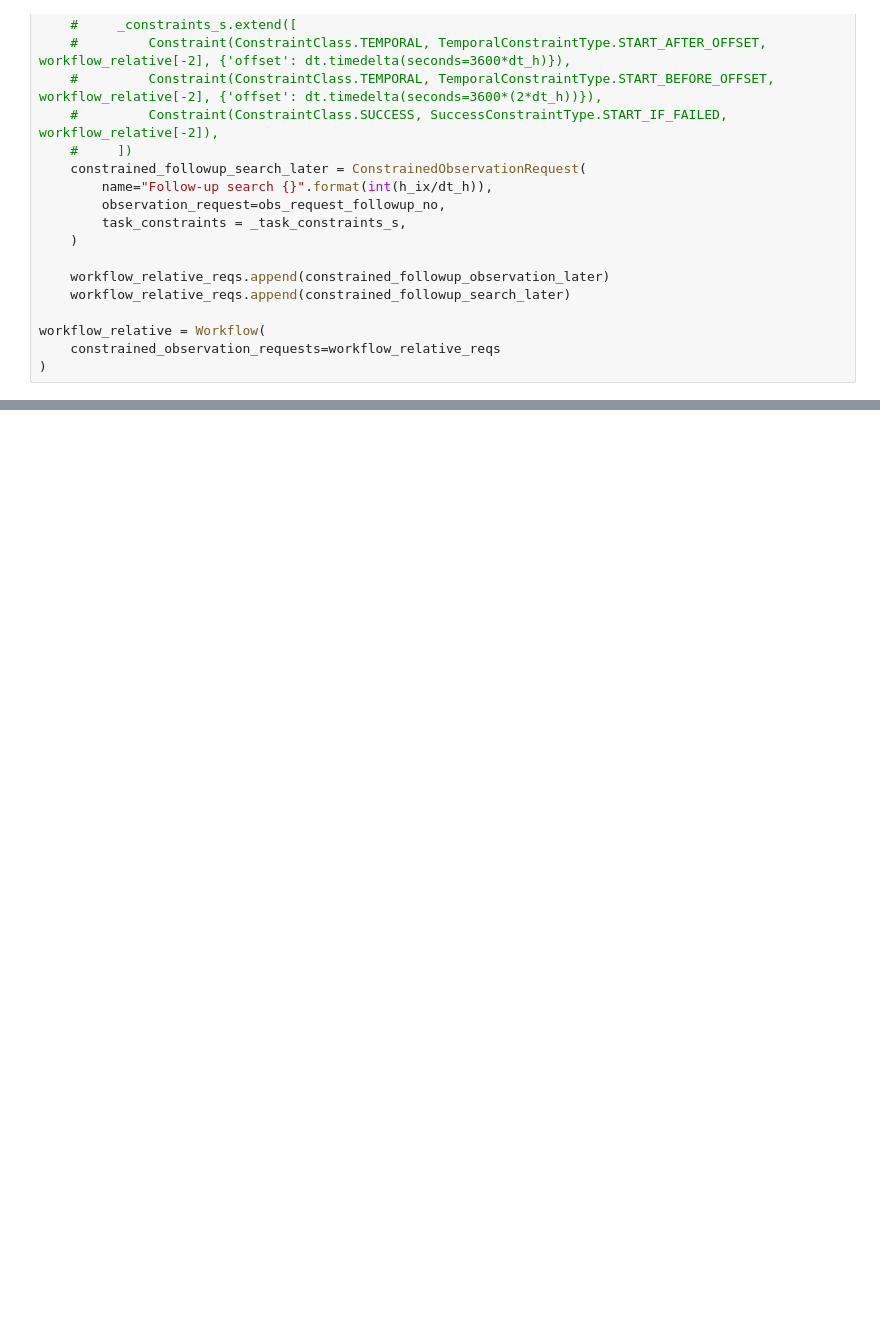
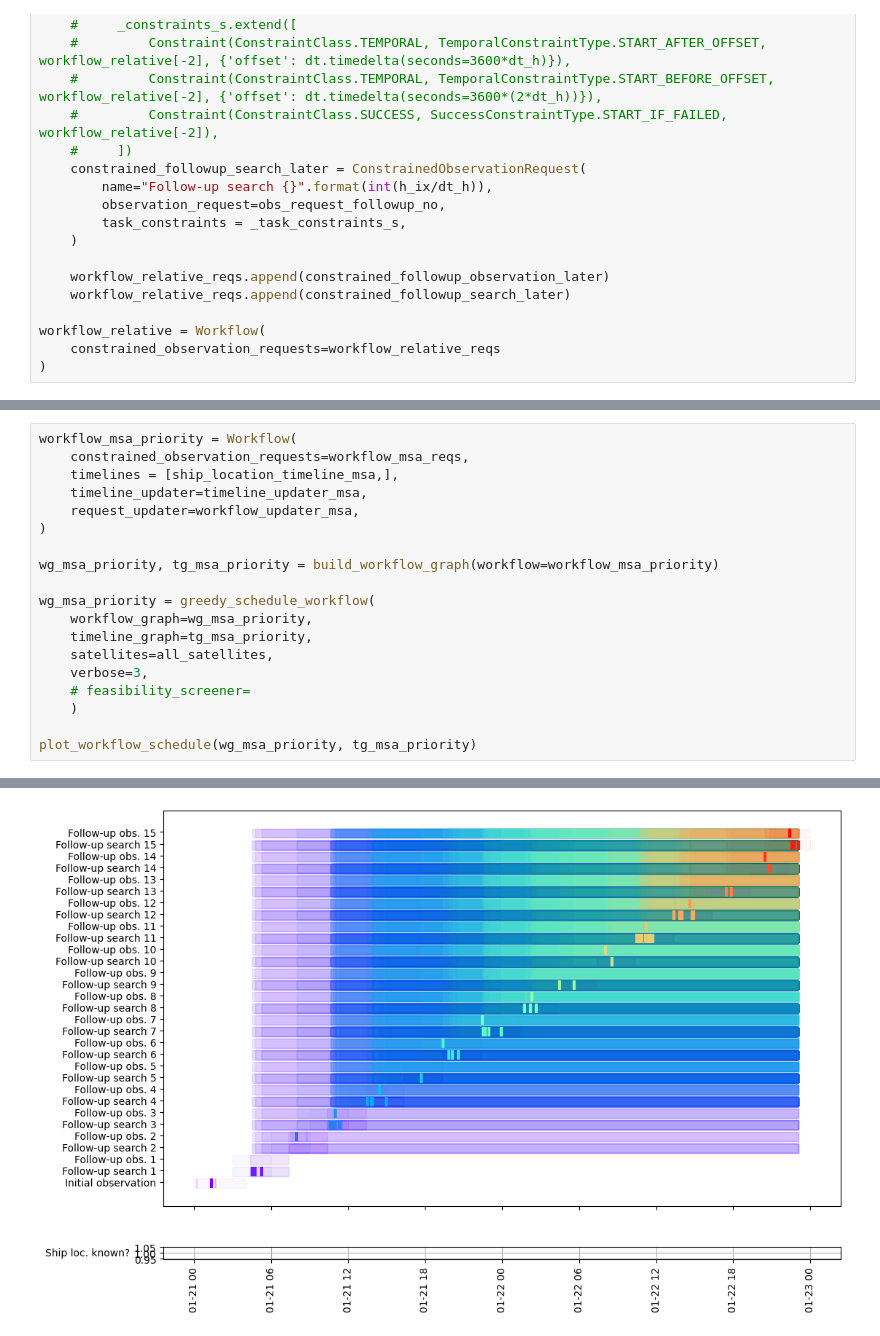
Before and after one commit to seakers/federated-scheduling, a Jupyter notebook: FAME-msa-workflow.ipynb, the cells around one changed output, grey strips where cells are left out. Drawn from its saved outputs; the diff is of its cells as text; blank space fills up the shorter version.

```diff
--- a/FAME-msa-workflow.ipynb
+++ b/FAME-msa-workflow.ipynb
@@ -821,0 +1059,20 @@ Considering timeline Timeline Ship location with 272 impacts
+# %%
+workflow_msa_priority = Workflow(
+    constrained_observation_requests=workflow_msa_reqs,
+    timelines = [ship_location_timeline_msa,],
+    timeline_updater=timeline_updater_msa,
+    request_updater=workflow_updater_msa,
+)
+
+wg_msa_priority, tg_msa_priority = build_workflow_graph(workflow=workflow_msa_priority)
+
+wg_msa_priority = greedy_schedule_workflow(
+    workflow_graph=wg_msa_priority,
+    timeline_graph=tg_msa_priority,
+    satellites=all_satellites,
+    verbose=3,
+    # feasibility_screener=
+    )
+
+plot_workflow_schedule(wg_msa_priority, tg_msa_priority)
+# %% [output]
@@ -821,0 +1096 @@ Considering timeline Timeline Ship location with 272 impacts
+[figure, added]
```
Also changed, not shown: parts of 23 cells of this notebook, 9 other files.
